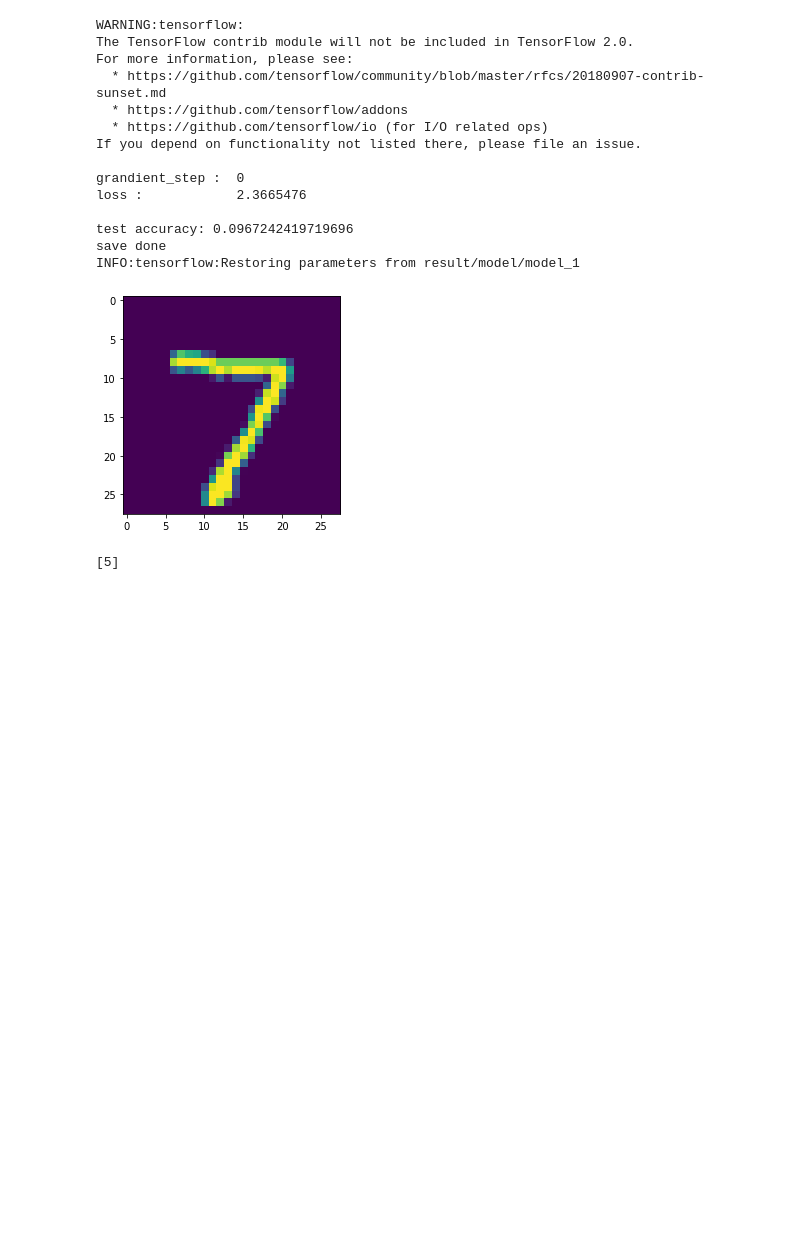
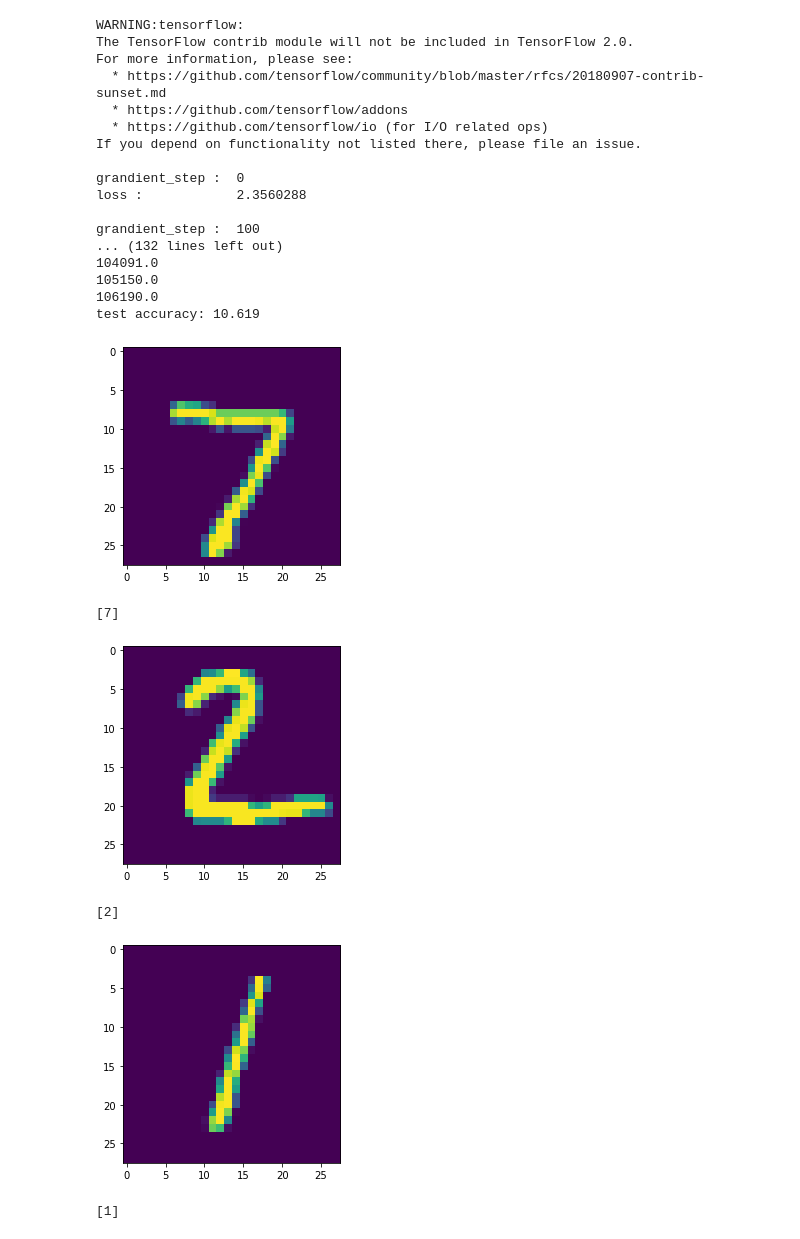
Before and after one commit to YonseiLidar/machine_learning, a Jupyter notebook: cnn_mnist_from_scratch/neural_net_from_scratch.ipynb, the cells around one changed output. Saved outputs shown, nothing was run; the diff lists cells and outputs as text; code cells hidden in the pictures; blank space fills up the shorter version.

```diff
--- a/cnn_mnist_from_scratch/neural_net_from_scratch.ipynb
+++ b/cnn_mnist_from_scratch/neural_net_from_scratch.ipynb
@@ -5,10 +7,10 @@ import tensorflow as tf
 import numpy as np
 import os
 
-lr = 1e-5
-epoch = 1
-batch_size = 10000
-report_period = 1000
+lr = 1e-3
+epoch = 2
+batch_size = 100
+report_period = 100
 
 def shuffle_data(*args):
     idx = np.arange(args[0].shape[0])
@@ -36,7 +38,6 @@ tf.set_random_seed(0)
 x = tf.placeholder(tf.float32, shape=[None, 28, 28, 1], name='x') # x:0
 y = tf.placeholder(tf.float32, shape=[None, 10], name='y')
 y_cls = tf.placeholder(tf.int64, shape=[None, 1], name='y_cls')
-is_train = tf.placeholder(tf.bool, shape=[], name='is_train')
 
 initializer = tf.contrib.layers.variance_scaling_initializer(mode="FAN_AVG")
 
@@ -53,7 +54,6 @@ y2 = tf.reshape(y2, [-1, 3136])
 
 W3 = tf.get_variable("W3", shape=[3136, 100], initializer=initializer)  # 313600
 y3 = tf.nn.relu(y2@W3)
-y3 = tf.nn.dropout(y3, rate=0.2)
 
 W4 = tf.get_variable("W4", shape=[100, 10], initializer=initializer)  # 1000
 logits = tf.identity(y3@W4, name='logits')
@@ -65,6 +65,7 @@ cost = tf.reduce_mean(entropy)
 opt = tf.train.AdamOptimizer(learning_rate=lr).minimize(cost)
 
 correct_bool = tf.equal(y_pred_cls, y_cls, name='correct_bool')
+correct_counter = tf.reduce_sum(tf.cast(correct_bool, tf.float32), name='correct_counter')
 accuracy = tf.reduce_mean(tf.cast(correct_bool, tf.float32), name='accuracy')
 
 with tf.Session() as sess:
@@ -78,7 +79,7 @@ with tf.Session() as sess:
             x_batch = x_[i * batch_size:(i + 1) * batch_size]
             y_batch = y_[i * batch_size:(i + 1) * batch_size]
             y_batch_cls = y_cls_[i * batch_size:(i + 1) * batch_size].reshape((-1, 1))
-            feed_dict = {x: x_batch, y: y_batch, y_cls: y_batch_cls, is_train: True}
+            feed_dict = {x: x_batch, y: y_batch, y_cls: y_batch_cls}
             grandient_step += 1
             if grandient_step % report_period == 0:
                 cost_run, _ = sess.run([cost, opt], feed_dict=feed_dict)
@@ -95,7 +96,7 @@ with tf.Session() as sess:
         x_batch = x_test[i * batch_size:(i + 1) * batch_size]
         y_batch = y_test[i * batch_size:(i + 1) * batch_size]
         y_batch_cls = y_test_cls[i * batch_size:(i + 1) * batch_size].reshape((-1, 1))
-        feed_dict = {x: x_batch, y: y_batch, y_cls: y_batch_cls, is_train: False}
+        feed_dict = {x: x_batch, y: y_batch, y_cls: y_batch_cls}
         accuracy_run = sess.run(accuracy, feed_dict=feed_dict)
         accuracy_sum += accuracy_run
         sum_index += 1
@@ -103,41 +104,63 @@ with tf.Session() as sess:
 
     saver = tf.train.Saver()
     save_dir = 'result/model/'
     save_path = 'result/model/model_1'
     if not os.path.isdir(save_dir):
             os.makedirs(save_dir)
     saver.save(sess=sess, save_path=save_path)
     print("save done")
 
-
 with tf.Session() as sess:
 
     save_path = 'result/model/model_1'
     saver = tf.train.import_meta_graph(save_path + '.meta', clear_devices=True)
     saver.restore(sess=sess, save_path=save_path)
 
     x = sess.graph.get_tensor_by_name('x:0')
-    is_train = sess.graph.get_tensor_by_name('is_train:0')
+    y = sess.graph.get_tensor_by_name('y:0')
+    y_cls = sess.graph.get_tensor_by_name('y_cls:0')
     y_pred_cls = sess.graph.get_tensor_by_name('y_pred_cls:0')
+    correct_bool = sess.graph.get_tensor_by_name('correct_bool:0')
+    correct_counter = tf.reduce_sum(tf.cast(correct_bool, tf.float32), name='correct_counter')
 
-    plt.imshow(x_test[0].reshape((28, 28)))  # (28,28,1) -> (28,28)
-    plt.show()
-    feed_dict = {x: [x_test[0]], is_train: False}  # (28,28,1) -> (1,28,28,1)
-    print(sess.run(y_pred_cls, feed_dict=feed_dict))
+    test_total = 10000
+    correct_counter_sum = 0
+    for i in range(test_total // batch_size):
+        x_batch = x_test[i * batch_size:(i + 1) * batch_size]
+        y_batch = y_test[i * batch_size:(i + 1) * batch_size]
+        y_batch_cls = y_test_cls[i * batch_size:(i + 1) * batch_size].reshape((-1, 1))
+        feed_dict = {x: x_batch, y: y_batch, y_cls: y_batch_cls}
+        correct_counter_run = sess.run(correct_counter, feed_dict=feed_dict)
+        correct_counter_sum += correct_counter_run
+        print(correct_counter_sum)
+    print('test accuracy:', correct_counter_sum/test_total)
+
+    for i in range(30):
+        plt.imshow(x_test[i].reshape((28, 28)))  # (28,28,1) -> (28,28)
+        plt.show()
+        feed_dict = {x: [x_test[i]]}  # (28,28,1) -> (1,28,28,1)
+        print(sess.run(y_pred_cls, feed_dict=feed_dict))
 # %% [output]
 WARNING:tensorflow:
 The TensorFlow contrib module will not be included in TensorFlow 2.0.
 For more information, please see:
   * https://github.com/tensorflow/community/blob/master/rfcs/20180907-contrib-sunset.md
   * https://github.com/tensorflow/addons
   * https://github.com/tensorflow/io (for I/O related ops)
 If you depend on functionality not listed there, please file an issue.
 
 grandient_step :  0
-loss :            2.3665476
+loss :            2.3560288
 
-test accuracy: 0.0967242419719696
-save done
-INFO:tensorflow:Restoring parameters from result/model/model_1
+grandient_step :  100
+... (132 lines left out)
+104091.0
+105150.0
+106190.0
+test accuracy: 10.619
 [figure]
-[5]
+[7]
+[figure, added]
+[2]
+[figure, added]
+[1]
```
Also changed, not shown: parts of 2 cells of this notebook, 18 other files.
